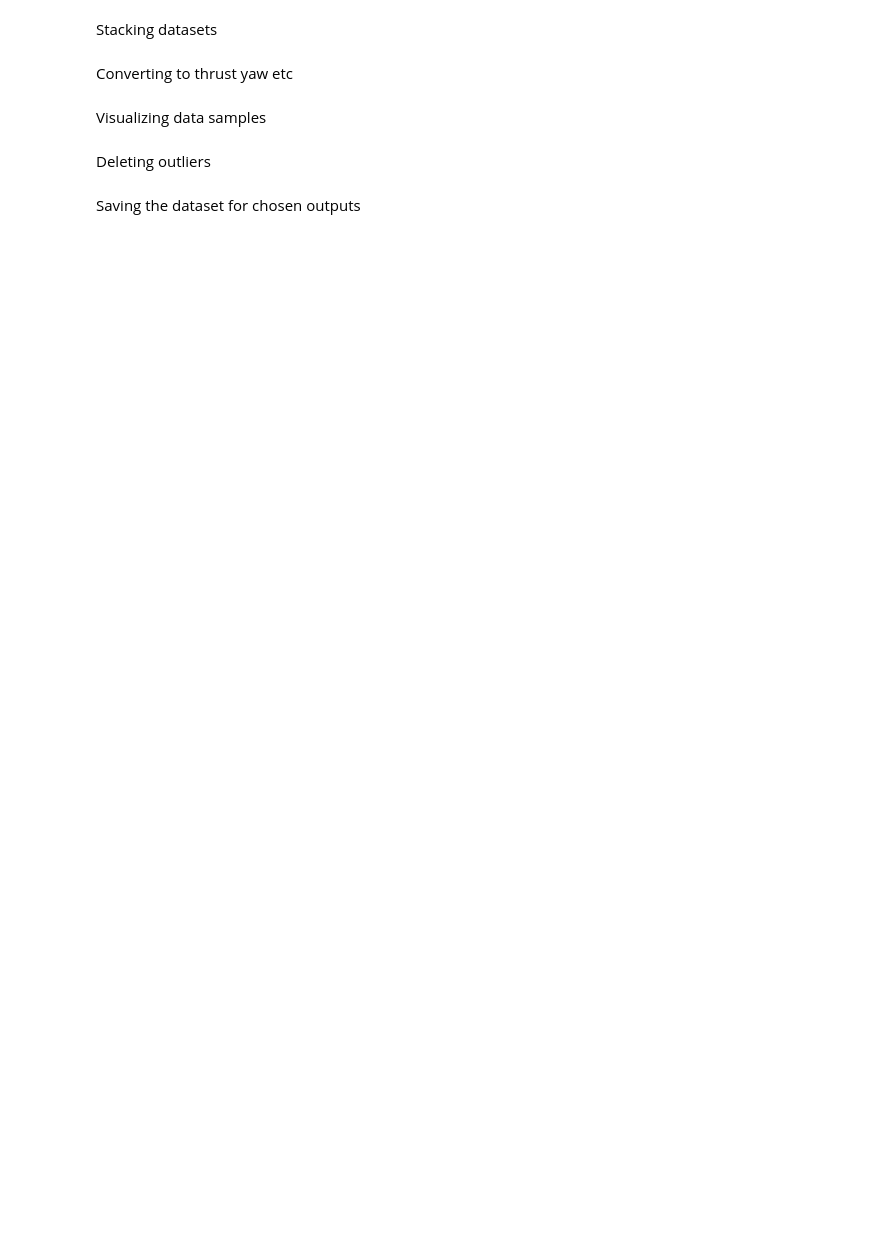
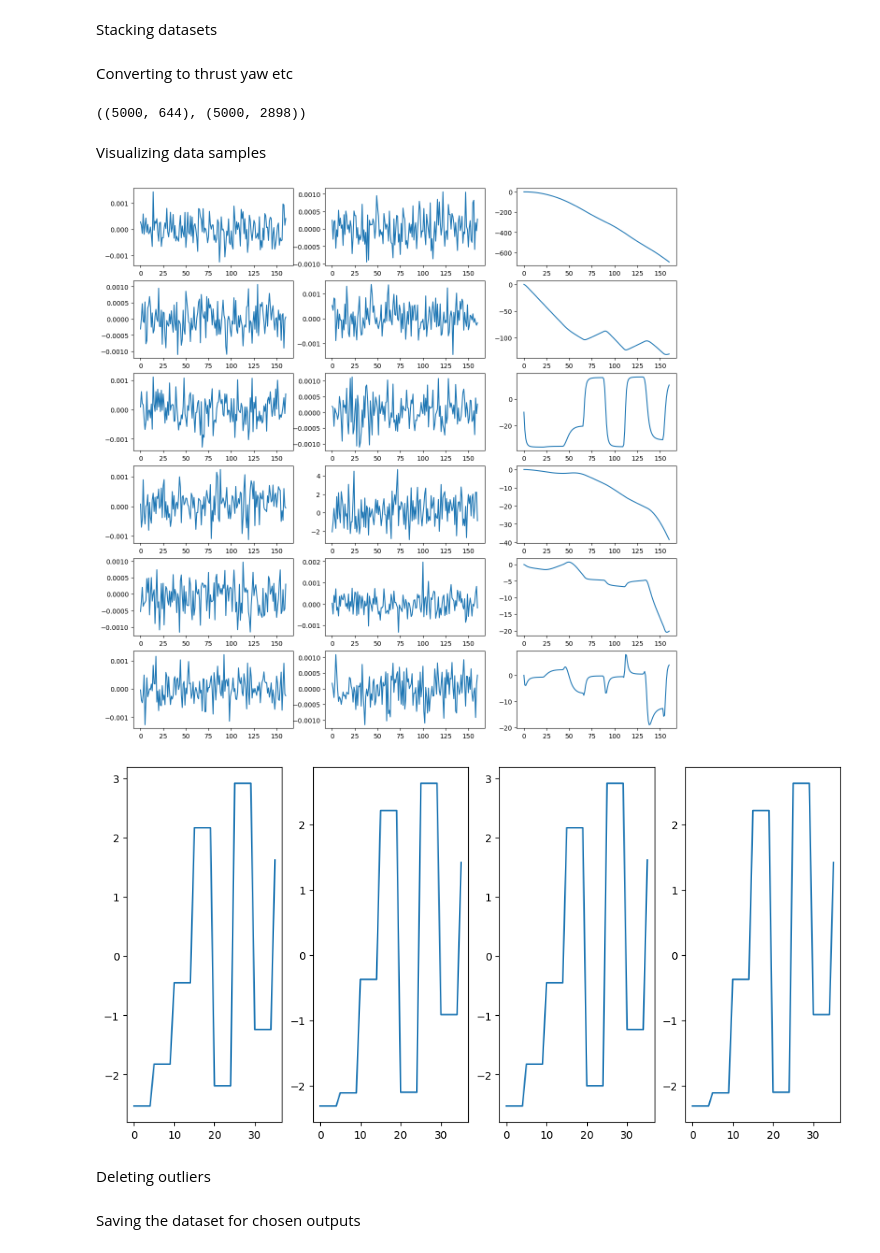
Before and after one commit to Rayan76q/EI-DATA-DRIVEN-CONTROL, a Jupyter notebook: src/model/notebooks/dataset_cleaning.ipynb, the cells around one changed output. Cells and saved outputs as stored; diff of their text form; code cells hidden in the pictures; blank space fills up the shorter version.

```diff
--- a/src/model/notebooks/dataset_cleaning.ipynb
+++ b/src/model/notebooks/dataset_cleaning.ipynb
@@ -5,9 +5,7 @@ import numpy as np
 import matplotlib.pyplot as plt
 from random import randint
 
-inputs_4regimes = np.genfromtxt("db_4regimes_input.csv", delimiter=",", dtype=np.float32)[:, :-1]
-outputs_4regimes = np.genfromtxt("db_4regimes_output.csv", delimiter=",", dtype=np.float32)[:, :-1]
-inputs_z = np.genfromtxt("db_regime_z_input.csv", delimiter=",", dtype=np.float32)[:, :-1]
-outputs_z = np.genfromtxt("db_regime_z_output.csv", delimiter=",", dtype=np.float32)[:, :-1]
-inputs_helico = np.genfromtxt("db_regime6_helico_input.csv", delimiter=",", dtype=np.float32)[:, :-1]
-outputs_helico = np.genfromtxt("db_regime6_helico_output.csv", delimiter=",", dtype=np.float32)[:, :-1]
+inputs = np.genfromtxt("db_thrust_yaw_input.csv", delimiter=",", dtype=np.float32)[:, :-1]
+outputs = np.genfromtxt("db_thrust_yaw_output.csv", delimiter=",", dtype=np.float32)[:, :-1]
+
+inputs.shape, outputs.shape
@@ -14,12 +14,7 @@ outputs_helico = np.genfromtxt("db_regime6_helico_output.csv", delimiter=",", dt
 # %% [markdown]
 Stacking datasets
-# %%
-inputs = np.concatenate([inputs_4regimes, inputs_z, inputs_helico], axis=0).reshape(6250, -1, 4)
-outputs = np.concatenate([outputs_4regimes, outputs_z, outputs_helico], axis=0).reshape(6250, -1, 18)
-
-outputs.shape
 # %%
-data_names = "x y z vx vy vz ax ay az phi tetha psi wx wy wz wpointx wpointy wpointz".split(' ')
+data_names = "x y z vx vy vz ax ay az phi theta psi wx wy wz wpointx wpointy wpointz".split(' ')
 # %%
 for i in range(18):
     print(f"Moyenne {data_names[i]} : {np.max(outputs[:, :, i])}")
@@ -36,21 +30,28 @@ commands = drone_commands(inputs)
+# %%
+inputs.shape, outputs.shape
+# %% [output]
+((5000, 644), (5000, 2898))
 # %% [markdown]
 Visualizing data samples
 # %%
 fig, axes = plt.subplots(len(data_names) // 3, 3)
 fig.set_figheight(15)
 fig.set_figwidth(15)
-rand_idx = randint(0, 6250)
+rand_idx = randint(0, outputs.shape[0])
 
 for i in range(len(data_names)):
-    axes[i//3, i%3].plot(normalized_outputs[rand_idx, :, i])
+    axes[i//3, i%3].plot(outputs[rand_idx, i::18])
 
 fig2, axes2 = plt.subplots(1, 4)
 fig2.set_figheight(6)
 fig2.set_figwidth(12)
 for i in range(4):
-    axes2[i].plot(commands[rand_idx, :, i])
+    axes2[i].plot(inputs[rand_idx, i::18])
 
 plt.show()
+# %% [output]
+[figure, added]
+[figure, added]
 # %% [markdown]
 Deleting outliers
 # %%
```
Also changed, not shown: parts of 4 cells of this notebook, 2 other files.
